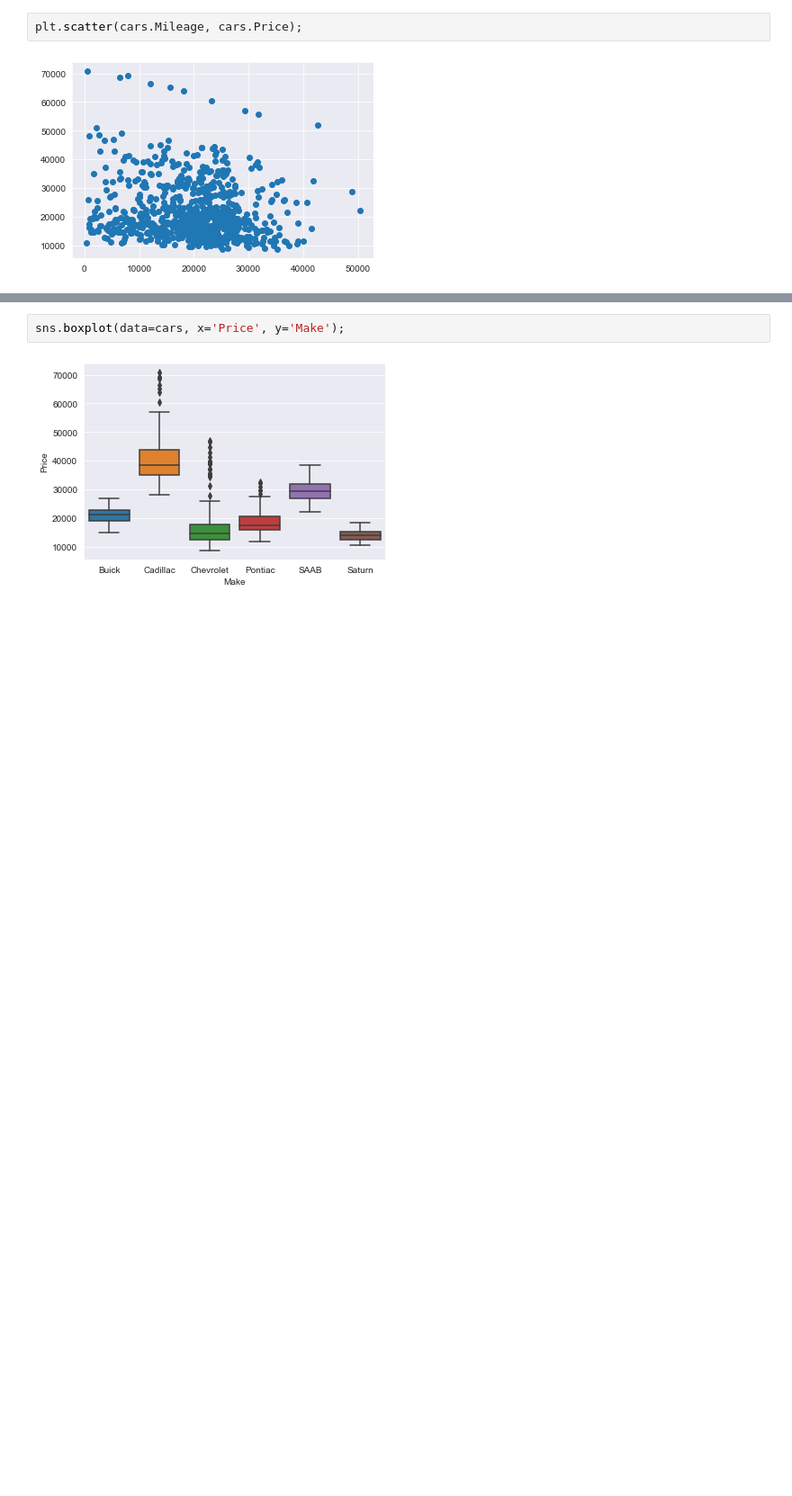
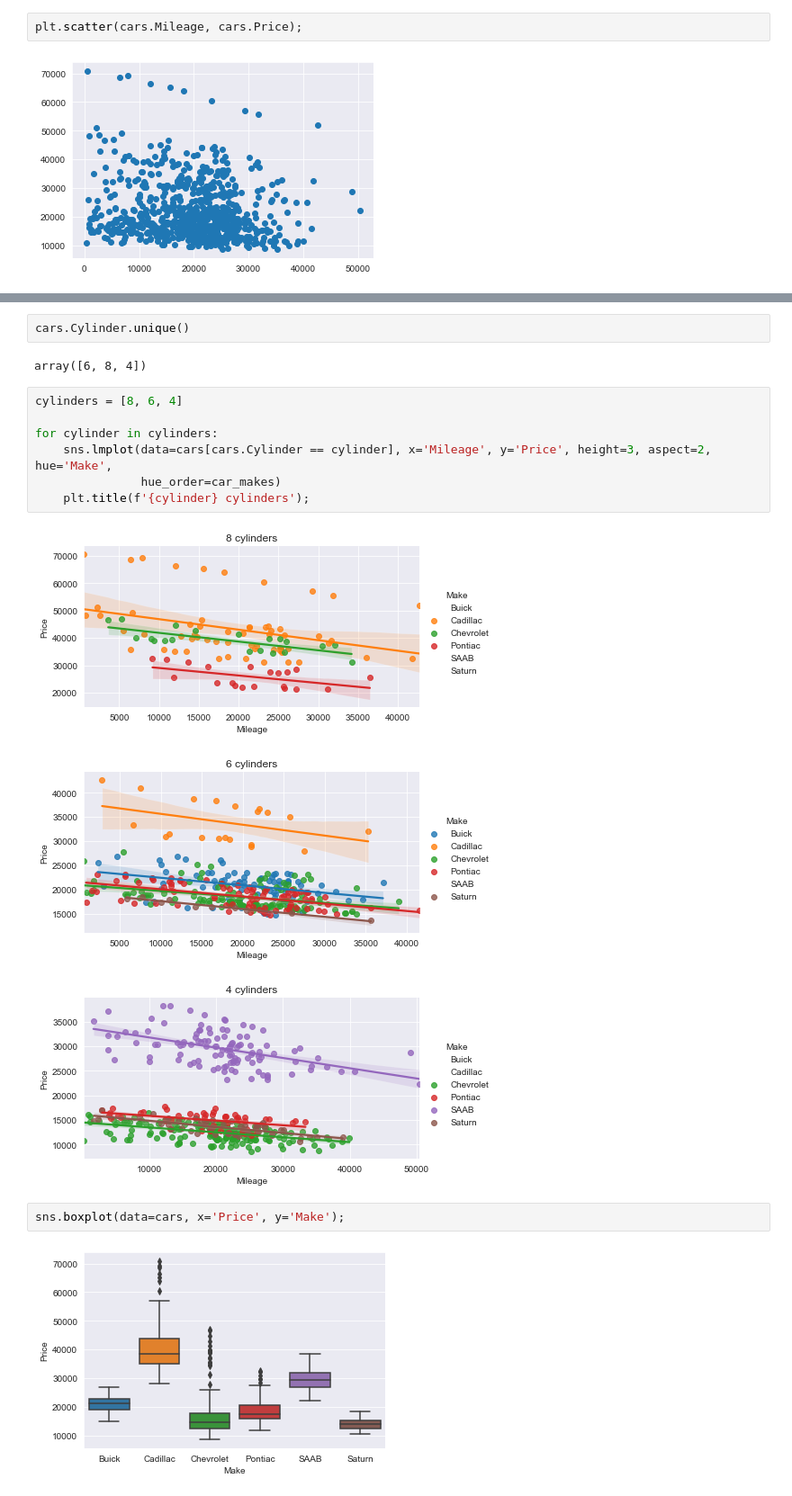
Before and after one commit to Ozxahmed/ML_DS_DL_Udemy_Course, a Jupyter notebook: s3_predictive_models.ipynb, the cells around one changed output, grey strips where cells are left out. Shown at 90% size. Saved outputs shown, nothing was run; the diff lists cells and outputs as text; blank space fills up the shorter version.

```diff
--- a/s3_predictive_models.ipynb
+++ b/s3_predictive_models.ipynb
@@ -312,6 +313,21 @@ for car_make in car_makes:
 [figure]
 [figure]
 [figure]
+# %%
+cars.Cylinder.unique()
+# %% [output]
+array([6, 8, 4])
+# %%
+cylinders = [8, 6, 4]
+
+for cylinder in cylinders:
+    sns.lmplot(data=cars[cars.Cylinder == cylinder], x='Mileage', y='Price', height=3, aspect=2, hue='Make',
+               hue_order=car_makes)
+    plt.title(f'{cylinder} cylinders');
+# %% [output]
+[figure, added]
+[figure, added]
+[figure, added]
 # %%
 sns.boxplot(data=cars, x='Price', y='Make');
 # %% [output]
```
Also changed, not shown: parts of 4 cells of this notebook.
